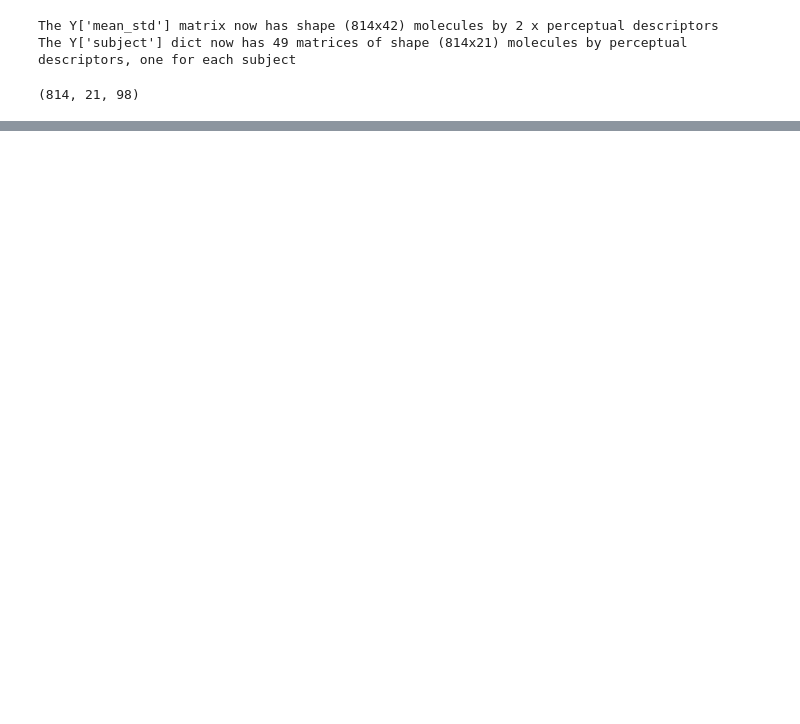
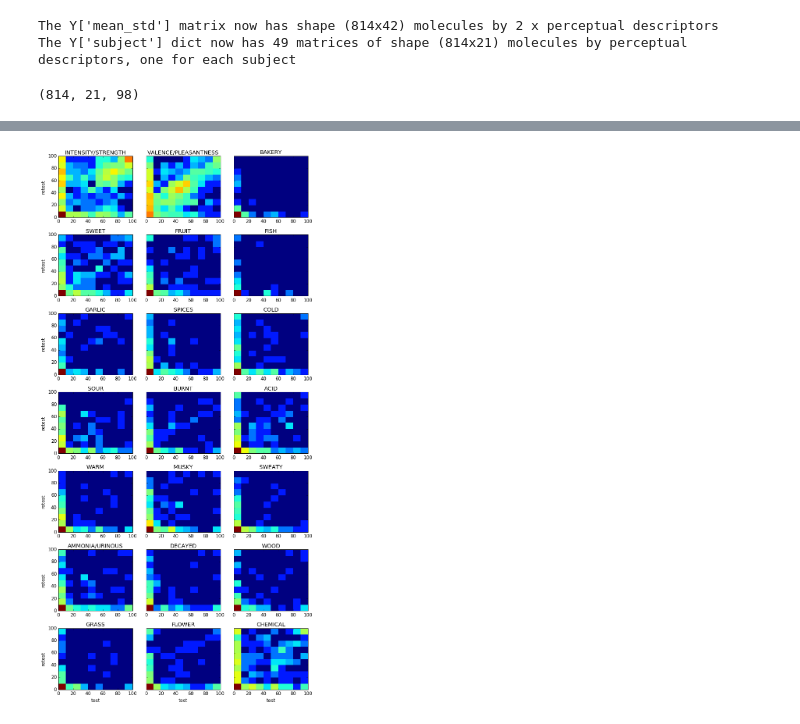
Before and after one commit to dream-olfaction/olfaction-prediction, a Jupyter notebook: opc_python/gerkin/prediction-limits.ipynb, the cells around one changed output, grey strips where cells are left out. Saved outputs shown, nothing was run; the diff lists cells and outputs as text; code cells hidden in the pictures; blank space fills up the shorter version.

```diff
--- a/opc_python/gerkin/prediction-limits.ipynb
+++ b/opc_python/gerkin/prediction-limits.ipynb
@@ -130,0 +178,25 @@ s_best = np.array([ 0.38      ,  0.4       ,  0.49785038,  0.63549459,  0.735472
+# %%
+import sys
+from matplotlib.colors import LogNorm
+matplotlib.rcParams.update({'font.size': 12})
+fig,axes = plt.subplots(7,3,sharey=True,figsize=(10,20))
+ax = axes.flat
+for desc in range(21):
+    orig = only_replicates[:,:,desc,1,0].ravel().filled()
+    rep = only_replicates[:,:,desc,1,1].ravel().filled()
+    xedges = np.linspace(-0.001,100.001,11)
+    yedges = np.linspace(-0.001,100.001,11)
+    H, xedges, yedges = np.histogram2d(rep, orig, bins=(xedges, yedges))
+    X, Y = np.meshgrid(xedges, yedges)
+    ax[desc].pcolormesh(X, Y, 1+H, norm=LogNorm(1,100))
+    #ax[desc].set_aspect('equal')
+    ax[desc].set_title(perceptual_headers[6:][desc])
+    ax[desc].set_xlim(0,100)
+    ax[desc].set_ylim(0,100)
+    if desc % 3 == 0:
+        ax[desc].set_ylabel('retest')
+    if desc >= 18:
+        ax[desc].set_xlabel('test')
+plt.tight_layout()
+# %% [output]
+[figure, added]
```
Also changed, not shown: parts of 14 cells of this notebook, 11 other files.
